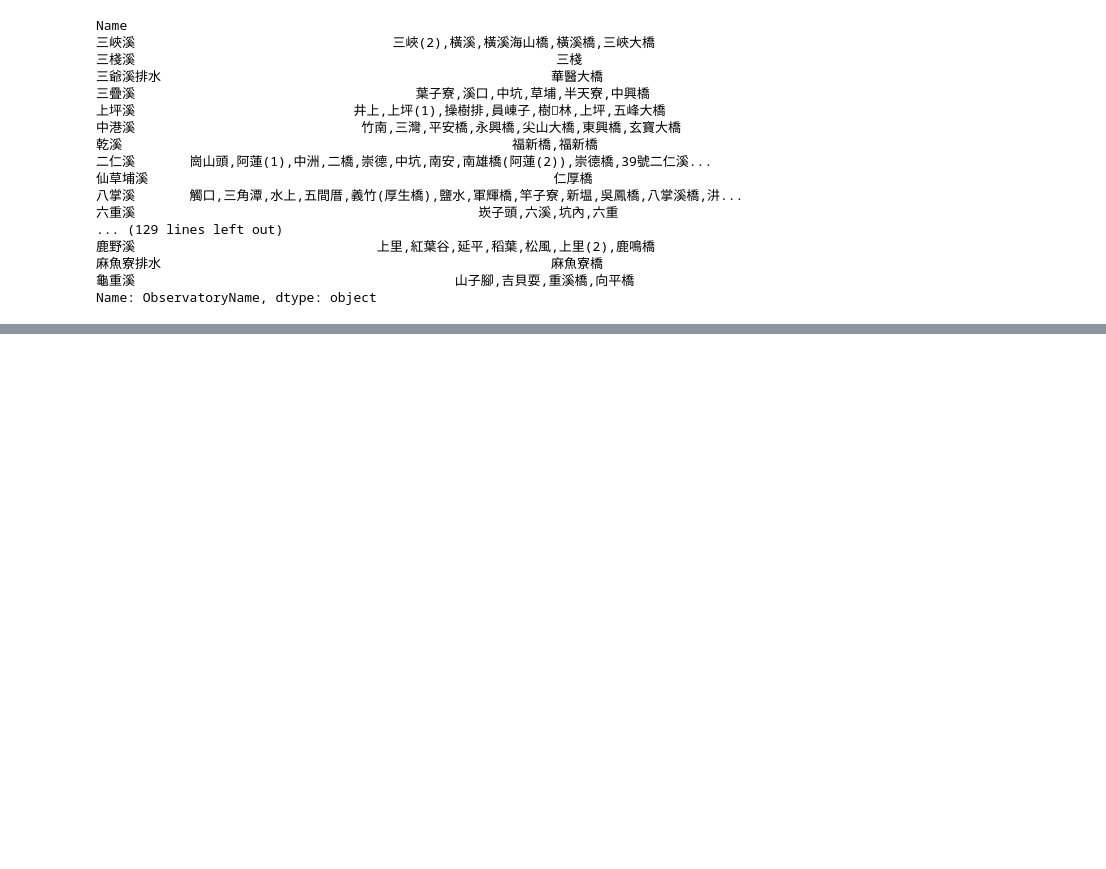
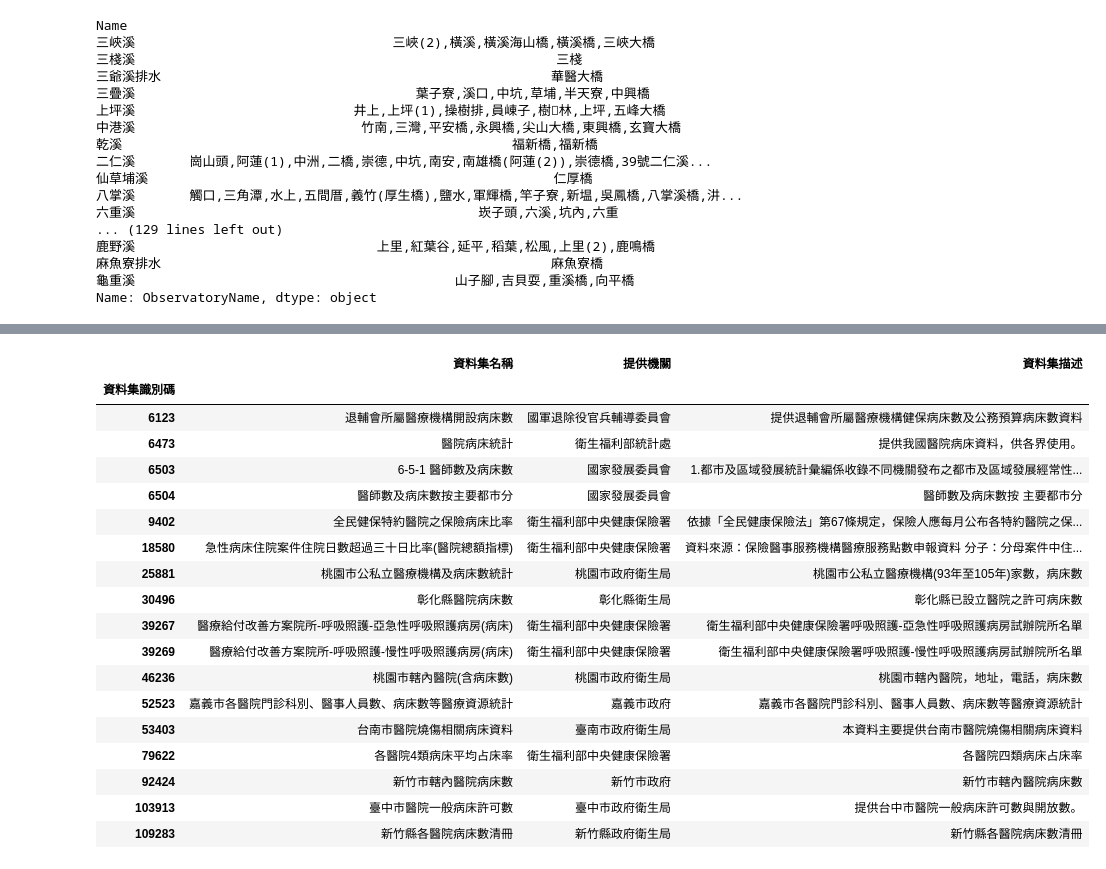
Before and after one commit to Linked-Open-Data-LOD-Taiwan/ontologies, a Jupyter notebook: script/opendata_test.ipynb, the cells around one changed output, grey strips where cells are left out. Cells and saved outputs as stored; diff of their text form; code cells hidden in the pictures; blank space fills up the shorter version.

```diff
--- a/script/opendata_test.ipynb
+++ b/script/opendata_test.ipynb
@@ -238,0 +304,22 @@ Name: 資料集名稱, dtype: object
+# %%
+od_df[od_df['資料集名稱'].str.contains('病床')][['資料集名稱','提供機關','資料集描述']]
+# %% [output]
+|  | 資料集名稱 | 提供機關 | 資料集描述 |
+| 資料集識別碼 |  |  |  |
+| 6123 | 退輔會所屬醫療機構開設病床數 | 國軍退除役官兵輔導委員會 | 提供退輔會所屬醫療機構健保病床數及公務預算病床數資料 |
+| 6473 | 醫院病床統計 | 衛生福利部統計處 | 提供我國醫院病床資料，供各界使用。 |
+| 6503 | 6-5-1 醫師數及病床數 | 國家發展委員會 | 1.都市及區域發展統計彙編係收錄不同機關發布之都市及區域發展經常性... |
+| 6504 | 醫師數及病床數按主要都市分 | 國家發展委員會 | 醫師數及病床數按 主要都市分 |
+| 9402 | 全民健保特約醫院之保險病床比率 | 衛生福利部中央健康保險署 | 依據「全民健康保險法」第67條規定，保險人應每月公布各特約醫院之保... |
+| 18580 | 急性病床住院案件住院日數超過三十日比率(醫院總額指標) | 衛生福利部中央健康保險署 | 資料來源：保險醫事服務機構醫療服務點數申報資料 分子：分母案件中住... |
+| 25881 | 桃園市公私立醫療機構及病床數統計 | 桃園市政府衛生局 | 桃園市公私立醫療機構(93年至105年)家數，病床數 |
+| 30496 | 彰化縣醫院病床數 | 彰化縣衛生局 | 彰化縣已設立醫院之許可病床數 |
+| 39267 | 醫療給付改善方案院所-呼吸照護-亞急性呼吸照護病房(病床) | 衛生福利部中央健康保險署 | 衛生福利部中央健康保險署呼吸照護-亞急性呼吸照護病房試辦院所名單 |
+| 39269 | 醫療給付改善方案院所-呼吸照護-慢性呼吸照護病房(病床) | 衛生福利部中央健康保險署 | 衛生福利部中央健康保險署呼吸照護-慢性呼吸照護病房試辦院所名單 |
+| 46236 | 桃園市轄內醫院(含病床數) | 桃園市政府衛生局 | 桃園市轄內醫院，地址，電話，病床數 |
+| 52523 | 嘉義市各醫院門診科別、醫事人員數、病床數等醫療資源統計 | 嘉義市政府 | 嘉義市各醫院門診科別、醫事人員數、病床數等醫療資源統計 |
+| 53403 | 台南市醫院燒傷相關病床資料 | 臺南市政府衛生局 | 本資料主要提供台南市醫院燒傷相關病床資料 |
+| 79622 | 各醫院4類病床平均占床率 | 衛生福利部中央健康保險署 | 各醫院四類病床占床率 |
+| 92424 | 新竹市轄內醫院病床數 | 新竹市政府 | 新竹市轄內醫院病床數 |
+| 103913 | 臺中市醫院一般病床許可數 | 臺中市政府衛生局 | 提供台中市醫院一般病床許可數與開放數。 |
+| 109283 | 新竹縣各醫院病床數清冊 | 新竹縣政府衛生局 | 新竹縣各醫院病床數清冊 |
```
Also changed, not shown: parts of 27 cells of this notebook, 8 other files.
